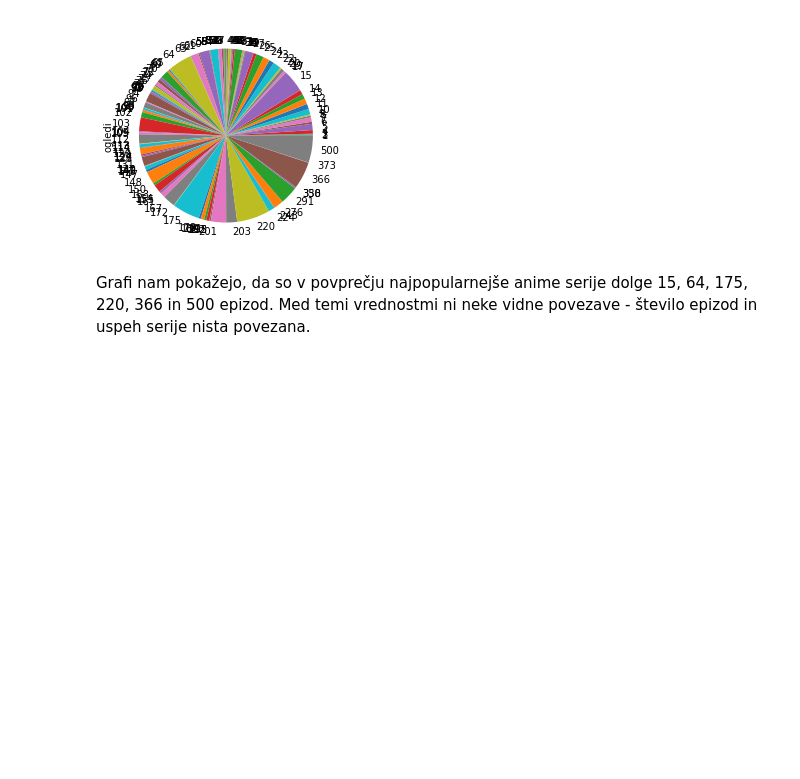
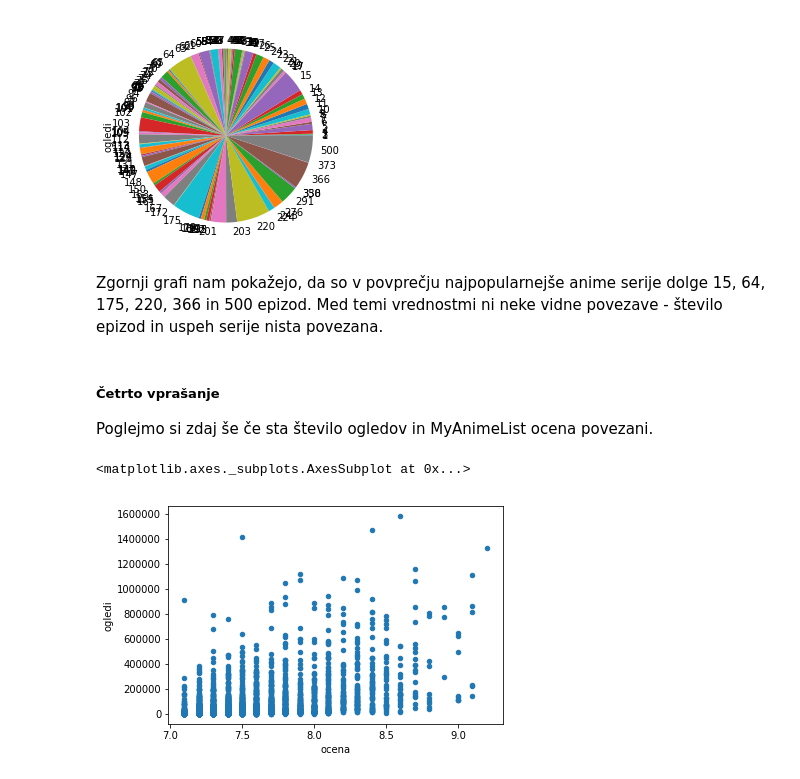
Before and after one commit to TheJim123/Programiranje-1-projektna, a Jupyter notebook: Projektna/Projekt.ipynb, the cells around one changed output. Cells and saved outputs as stored; diff of their text form; code cells hidden in the pictures; blank space fills up the shorter version.

```diff
--- a/Projektna/Projekt.ipynb
+++ b/Projektna/Projekt.ipynb
@@ -298,4 +300,12 @@ serije[serije.st_epizod <= 500].groupby('st_epizod')['ogledi'].mean().plot(kind=
 <matplotlib.axes._subplots.AxesSubplot at 0x...>
 [figure]
 # %% [markdown]
-Grafi nam pokažejo, da so v povprečju najpopularnejše anime serije dolge 15, 64, 175, 220, 366 in 500 epizod. Med temi vrednostmi ni neke vidne povezave - število epizod in uspeh serije nista povezana.
+Zgornji grafi nam pokažejo, da so v povprečju najpopularnejše anime serije dolge 15, 64, 175, 220, 366 in 500 epizod. Med temi vrednostmi ni neke vidne povezave - število epizod in uspeh serije nista povezana.
+# %% [markdown]
+##### Četrto vprašanje
+Poglejmo si zdaj še če sta število ogledov in MyAnimeList ocena povezani.
+# %%
+animeji.plot.scatter(x='ocena', y='ogledi')
+# %% [output]
+<matplotlib.axes._subplots.AxesSubplot at 0x...>
+[figure, added]
```
Also changed, not shown: parts of 6 cells of this notebook.
